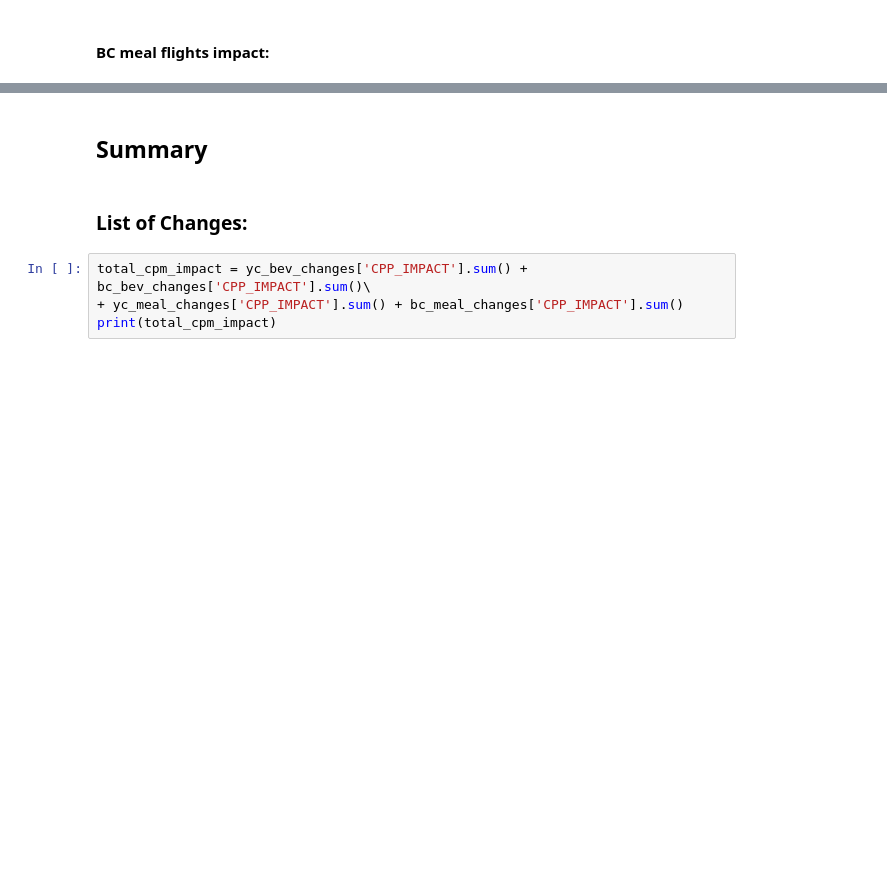
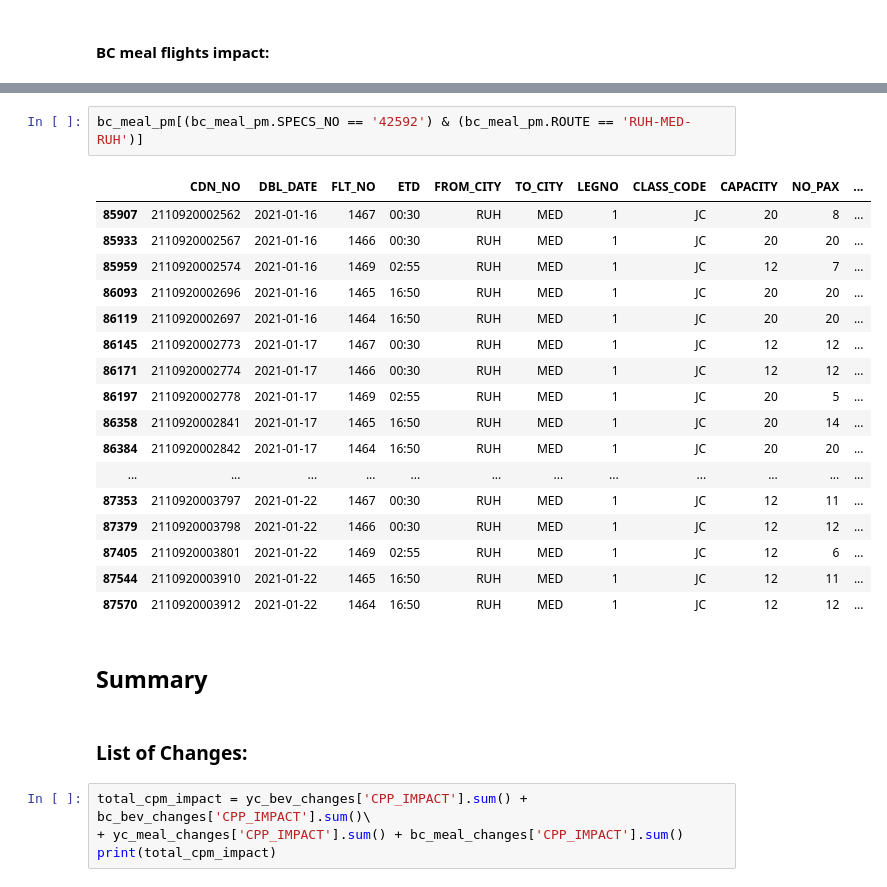
Before and after one commit to KhaledAlmanea/foodMonthlyCostImpact, a Jupyter notebook: CDN Monthly Data Report.ipynb, the cells around one changed output, grey strips where cells are left out. Drawn from its saved outputs; the diff is of its cells as text; blank space fills up the shorter version.

```diff
--- a/CDN Monthly Data Report.ipynb
+++ b/CDN Monthly Data Report.ipynb
@@ -1197,3 +1277,23 @@ Total cost impact on meal flights business equals SAR 95,018.53 and its impact o
+# %%
+bc_meal_pm[(bc_meal_pm.SPECS_NO == '42592') & (bc_meal_pm.ROUTE == 'RUH-MED-RUH')]
+# %% [output]
+|  | CDN_NO | DBL_DATE | FLT_NO | ETD | FROM_CITY | TO_CITY | LEGNO | CLASS_CODE | CAPACITY | NO_PAX | ... |
+| 85907 | 2110920002562 | 2021-01-16 | 1467 | 00:30 | RUH | MED | 1 | JC | 20 | 8 | ... |
+| 85933 | 2110920002567 | 2021-01-16 | 1466 | 00:30 | RUH | MED | 1 | JC | 20 | 20 | ... |
+| 85959 | 2110920002574 | 2021-01-16 | 1469 | 02:55 | RUH | MED | 1 | JC | 12 | 7 | ... |
+| 86093 | 2110920002696 | 2021-01-16 | 1465 | 16:50 | RUH | MED | 1 | JC | 20 | 20 | ... |
+| 86119 | 2110920002697 | 2021-01-16 | 1464 | 16:50 | RUH | MED | 1 | JC | 20 | 20 | ... |
+| 86145 | 2110920002773 | 2021-01-17 | 1467 | 00:30 | RUH | MED | 1 | JC | 12 | 12 | ... |
+| 86171 | 2110920002774 | 2021-01-17 | 1466 | 00:30 | RUH | MED | 1 | JC | 12 | 12 | ... |
+| 86197 | 2110920002778 | 2021-01-17 | 1469 | 02:55 | RUH | MED | 1 | JC | 20 | 5 | ... |
+| 86358 | 2110920002841 | 2021-01-17 | 1465 | 16:50 | RUH | MED | 1 | JC | 20 | 14 | ... |
+| 86384 | 2110920002842 | 2021-01-17 | 1464 | 16:50 | RUH | MED | 1 | JC | 20 | 20 | ... |
+| ... | ... | ... | ... | ... | ... | ... | ... | ... | ... | ... | ... |
+| 87353 | 2110920003797 | 2021-01-22 | 1467 | 00:30 | RUH | MED | 1 | JC | 12 | 11 | ... |
+| 87379 | 2110920003798 | 2021-01-22 | 1466 | 00:30 | RUH | MED | 1 | JC | 12 | 12 | ... |
+| 87405 | 2110920003801 | 2021-01-22 | 1469 | 02:55 | RUH | MED | 1 | JC | 12 | 6 | ... |
+| 87544 | 2110920003910 | 2021-01-22 | 1465 | 16:50 | RUH | MED | 1 | JC | 12 | 11 | ... |
+| 87570 | 2110920003912 | 2021-01-22 | 1464 | 16:50 | RUH | MED | 1 | JC | 12 | 12 | ... |
 # %% [markdown]
 ## Summary
 # %% [markdown]
```
Also changed, not shown: parts of 11 cells of this notebook.
